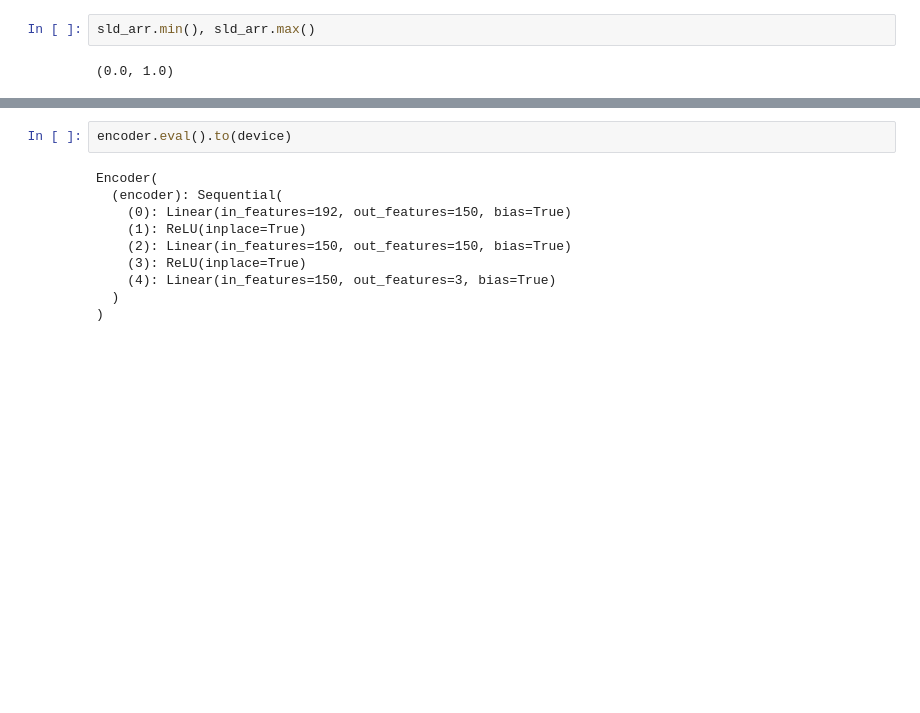
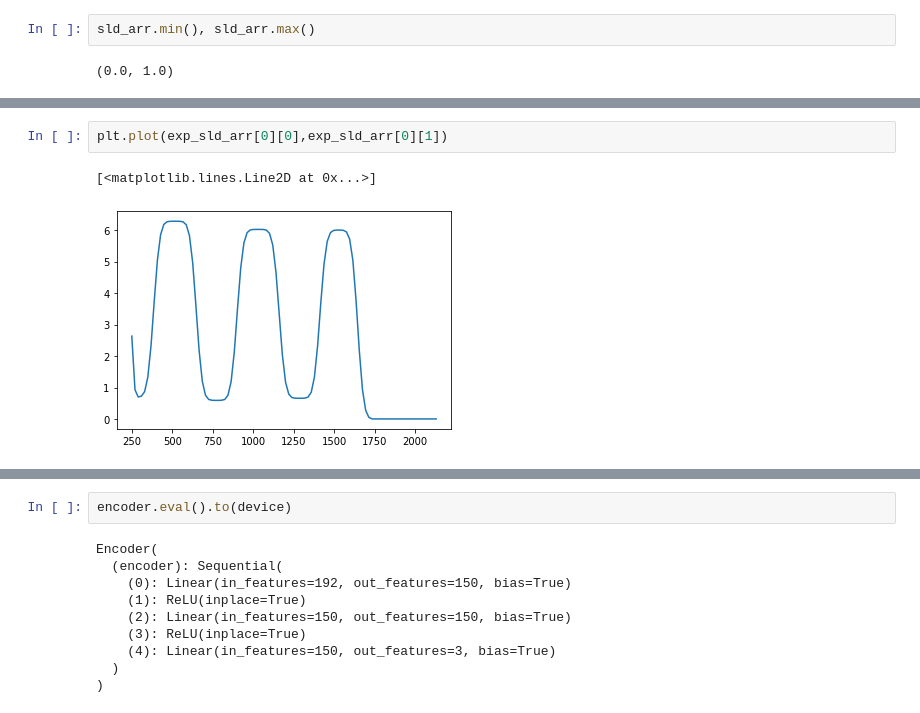
Before and after one commit to MikJak75/Neutron_Reflect, a Jupyter notebook: nr_v12.ipynb, the cells around one changed output, grey strips where cells are left out. Cells and saved outputs as stored; diff of their text form; blank space fills up the shorter version.

```diff
--- a/nr_v12.ipynb
+++ b/nr_v12.ipynb
@@ -549,0 +615,5 @@ plt.plot(sld_arr[0][0],sld_arr[0][1])
+# %%
+plt.plot(exp_sld_arr[0][0],exp_sld_arr[0][1])
+# %% [output]
+[<matplotlib.lines.Line2D at 0x...>]
+[figure, added]
```
Also changed, not shown: parts of 25 cells of this notebook.
